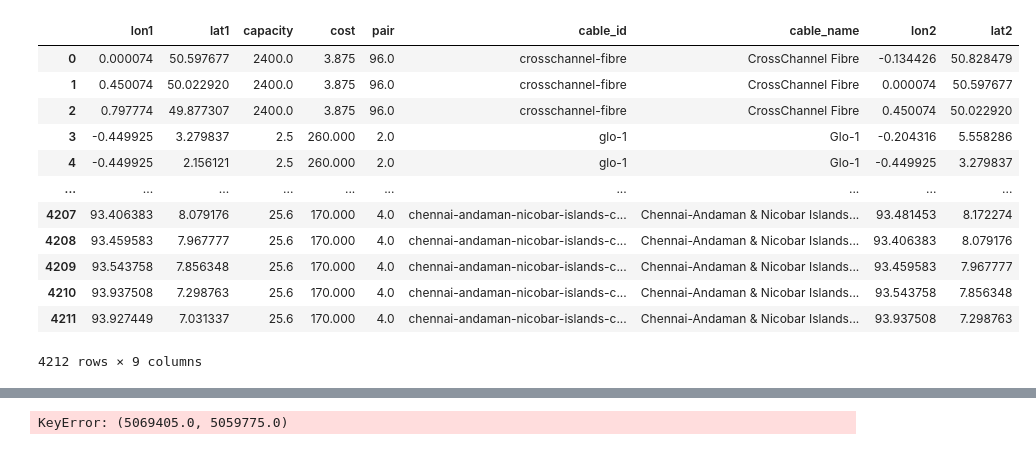
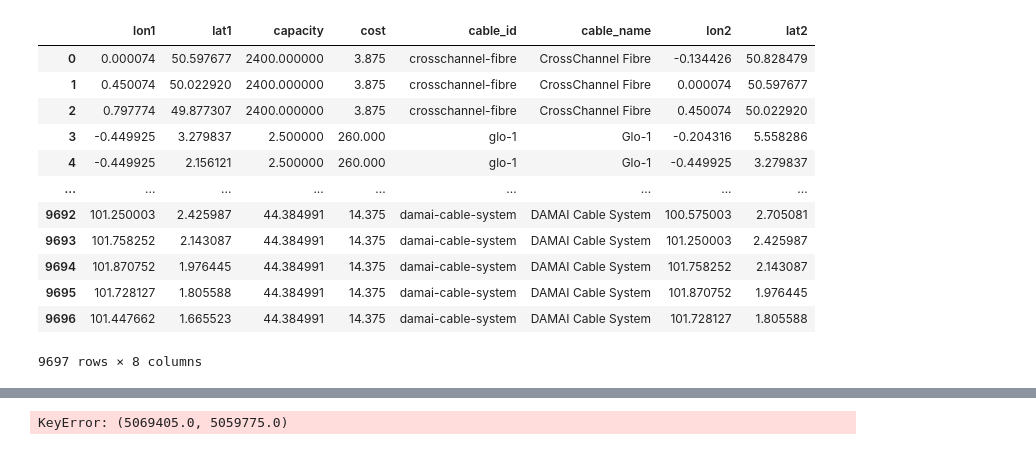
Before and after one commit to Hypergear/UCL_Dissertation, a Jupyter notebook: Code/network/network_diagram_capacity.ipynb, the cells around one changed output, grey strips where cells are left out. Saved outputs shown, nothing was run; the diff lists cells and outputs as text; code cells hidden in the pictures.

```diff
--- a/Code/network/network_diagram_capacity.ipynb
+++ b/Code/network/network_diagram_capacity.ipynb
@@ -10,7 +11,7 @@ import matplotlib.pyplot as plt
 # %%
 with sqlite3.connect('../../Dataset/submarine_cable.sqlite') as con:
     c = con.cursor()
-    cable_coor = pd.read_sql("select  geometry, lp.cable_id, lp.cable_name, lp.cable_length, cccp.capacity, cccp.cost, cccp.pair from landing_points lp left join cable_coor cc on lp.cable_id = cc.id left join cable_cost_capacity_pair cccp on lp.cable_id = cccp.cable_id where capacity group by geometry",con=con)
+    cable_coor = pd.read_sql("select  geometry, lp.cable_id, lp.cable_name, cmlcc.merge_length as cable_length, cmlcc.merge_capacity as capacity, cmlcc.merge_cost as cost from landing_points lp left join cable_coor cc on lp.cable_id = cc.id left join cable_merge_length_capacity_cost cmlcc on lp.cable_id = cmlcc.cable_id group by geometry",con=con)
 # cable_shap = gpd.GeoDataFrame(cable_coor, crs=4326)
 # %%
 cable_coor
@@ -31,42 +32,42 @@ cable_coor
 # %%
 cable_coor["geometry"] = cable_coor["geometry"].str.replace("MULTILINESTRING \(\(", "").str.replace("\)", "").str.replace("'","")
 
 
 data = pd.DataFrame()
 
 for row in range(cable_coor.shape[0]):
     coor_list = cable_coor.iloc[row,0].split(', (')
     for x in coor_list:
         seg = pd.DataFrame()
         abc = x.split(', ')
         # print(abc)
         for y in abc:
-            a = {'lon1': y.split(' ')[0], 'lat1': y.split(' ')[1], 'capacity': cable_coor.iloc[row,cable_coor.columns.get_loc('capacity')], 'cost': cable_coor.iloc[row,cable_coor.columns.get_loc('cost')], 'pair': cable_coor.iloc[row,cable_coor.columns.get_loc('pair')], 'cable_id': cable_coor.iloc[row,cable_coor.columns.get_loc('cable_id')], 'cable_name': cable_coor.iloc[row,cable_coor.columns.get_loc('cable_name')]}
+            a = {'lon1': y.split(' ')[0], 'lat1': y.split(' ')[1], 'capacity': cable_coor.iloc[row,cable_coor.columns.get_loc('capacity')], 'cost': cable_coor.iloc[row,cable_coor.columns.get_loc('cost')], 'cable_id': cable_coor.iloc[row,cable_coor.columns.get_loc('cable_id')], 'cable_name': cable_coor.iloc[row,cable_coor.columns.get_loc('cable_name')]}
             seg = seg.append(a,ignore_index=True)
         seg["lon1"] = seg["lon1"].astype("float64")
         seg["lat1"] = seg["lat1"].astype("float64")
         seg['lon2'] = seg['lon1'].shift()
         seg['lat2'] = seg['lat1'].shift()
         seg["capacity"] = seg["capacity"].astype("float64")
         seg["cost"] = seg["cost"].astype("float64")
-        seg["pair"] = seg["pair"].astype("float64")
+        # seg["pair"] = seg["pair"].astype("float64")
 
         data = data.append(seg.dropna(),ignore_index=True)
 data
 # %% [output]
-|  | lon1 | lat1 | capacity | cost | pair | cable_id | cable_name | lon2 | lat2 |
-| 0 | 0.000074 | 50.597677 | 2400.0 | 3.875 | 96.0 | crosschannel-fibre | CrossChannel Fibre | -0.134426 | 50.828479 |
-| 1 | 0.450074 | 50.022920 | 2400.0 | 3.875 | 96.0 | crosschannel-fibre | CrossChannel Fibre | 0.000074 | 50.597677 |
-| 2 | 0.797774 | 49.877307 | 2400.0 | 3.875 | 96.0 | crosschannel-fibre | CrossChannel Fibre | 0.450074 | 50.022920 |
-| 3 | -0.449925 | 3.279837 | 2.5 | 260.000 | 2.0 | glo-1 | Glo-1 | -0.204316 | 5.558286 |
-| 4 | -0.449925 | 2.156121 | 2.5 | 260.000 | 2.0 | glo-1 | Glo-1 | -0.449925 | 3.279837 |
-| ... | ... | ... | ... | ... | ... | ... | ... | ... | ... |
-| 4207 | 93.406383 | 8.079176 | 25.6 | 170.000 | 4.0 | chennai-andaman-nicobar-islands-c... | Chennai-Andaman & Nicobar Islands... | 93.481453 | 8.172274 |
-| 4208 | 93.459583 | 7.967777 | 25.6 | 170.000 | 4.0 | chennai-andaman-nicobar-islands-c... | Chennai-Andaman & Nicobar Islands... | 93.406383 | 8.079176 |
-| 4209 | 93.543758 | 7.856348 | 25.6 | 170.000 | 4.0 | chennai-andaman-nicobar-islands-c... | Chennai-Andaman & Nicobar Islands... | 93.459583 | 7.967777 |
-| 4210 | 93.937508 | 7.298763 | 25.6 | 170.000 | 4.0 | chennai-andaman-nicobar-islands-c... | Chennai-Andaman & Nicobar Islands... | 93.543758 | 7.856348 |
-| 4211 | 93.927449 | 7.031337 | 25.6 | 170.000 | 4.0 | chennai-andaman-nicobar-islands-c... | Chennai-Andaman & Nicobar Islands... | 93.937508 | 7.298763 |
+|  | lon1 | lat1 | capacity | cost | cable_id | cable_name | lon2 | lat2 |
+| 0 | 0.000074 | 50.597677 | 2400.000000 | 3.875 | crosschannel-fibre | CrossChannel Fibre | -0.134426 | 50.828479 |
+| 1 | 0.450074 | 50.022920 | 2400.000000 | 3.875 | crosschannel-fibre | CrossChannel Fibre | 0.000074 | 50.597677 |
+| 2 | 0.797774 | 49.877307 | 2400.000000 | 3.875 | crosschannel-fibre | CrossChannel Fibre | 0.450074 | 50.022920 |
+| 3 | -0.449925 | 3.279837 | 2.500000 | 260.000 | glo-1 | Glo-1 | -0.204316 | 5.558286 |
+| 4 | -0.449925 | 2.156121 | 2.500000 | 260.000 | glo-1 | Glo-1 | -0.449925 | 3.279837 |
+| ... | ... | ... | ... | ... | ... | ... | ... | ... |
+| 9692 | 101.250003 | 2.425987 | 44.384991 | 14.375 | damai-cable-system | DAMAI Cable System | 100.575003 | 2.705081 |
+| 9693 | 101.758252 | 2.143087 | 44.384991 | 14.375 | damai-cable-system | DAMAI Cable System | 101.250003 | 2.425987 |
+| 9694 | 101.870752 | 1.976445 | 44.384991 | 14.375 | damai-cable-system | DAMAI Cable System | 101.758252 | 2.143087 |
+| 9695 | 101.728127 | 1.805588 | 44.384991 | 14.375 | damai-cable-system | DAMAI Cable System | 101.870752 | 1.976445 |
+| 9696 | 101.447662 | 1.665523 | 44.384991 | 14.375 | damai-cable-system | DAMAI Cable System | 101.728127 | 1.805588 |
-4212 rows × 9 columns
+9697 rows × 8 columns
 # %%
 data.dropna()
 gdf = gpd.GeoDataFrame(data)
```
Also changed, not shown: parts of 12 cells of this notebook, 5 other files.
